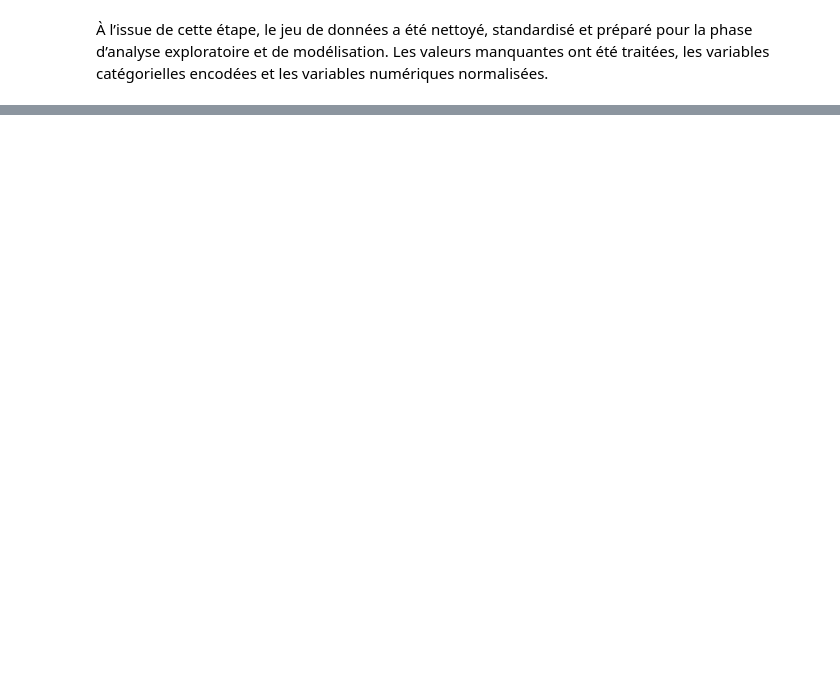
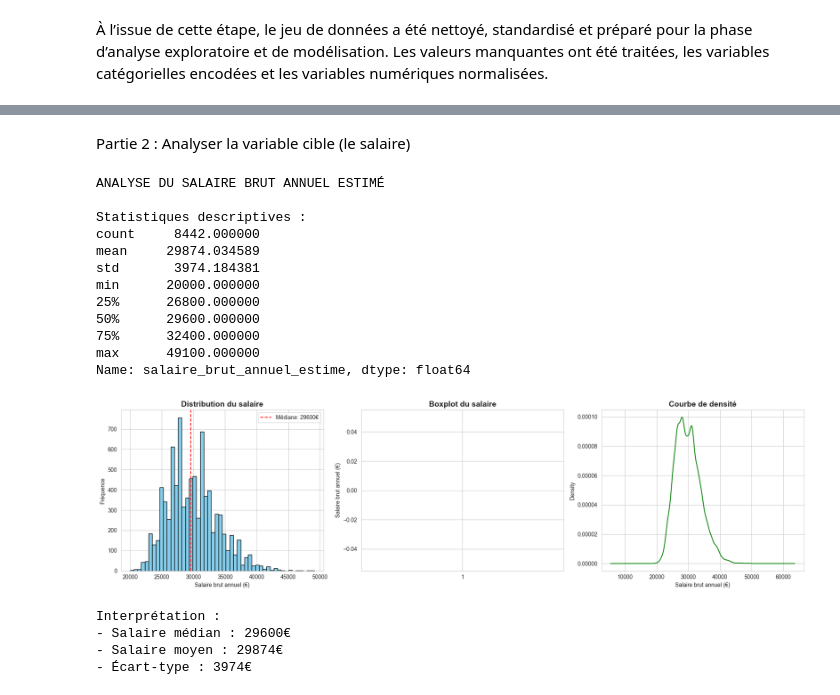
Before and after one commit to Sihtta/AAS, a Jupyter notebook: notebooks/01_analyse_master.ipynb, the cells around one changed output, grey strips where cells are left out. Saved outputs shown, nothing was run; the diff lists cells and outputs as text; code cells hidden in the pictures; blank space fills up the shorter version.

```diff
--- a/notebooks/01_analyse_master.ipynb
+++ b/notebooks/01_analyse_master.ipynb
@@ -192,0 +238,57 @@ femmes                                        -6.395221e-17  1.000059
+# %% [markdown]
+Partie 2 : Analyser la variable cible (le salaire)
+# %%
+print("ANALYSE DU SALAIRE BRUT ANNUEL ESTIMÉ")
+
+# Statistiques de base
+print("\nStatistiques descriptives :")
+print(df['salaire_brut_annuel_estime'].describe())
+
+# Visualisations
+fig, axes = plt.subplots(1, 3, figsize=(18, 5))
+
+# Histogramme
+axes[0].hist(df['salaire_brut_annuel_estime'], bins=50, color='skyblue', edgecolor='black')
+axes[0].set_title('Distribution du salaire', fontsize=14, fontweight='bold')
+axes[0].set_xlabel('Salaire brut annuel (€)')
+axes[0].set_ylabel('Fréquence')
+axes[0].axvline(df['salaire_brut_annuel_estime'].median(), color='red',
+                linestyle='--', label=f"Médiane: {df['salaire_brut_annuel_estime'].median():.0f}€")
+axes[0].legend()
+
+# Boxplot
+axes[1].boxplot(df['salaire_brut_annuel_estime'])
+axes[1].set_title('Boxplot du salaire', fontsize=14, fontweight='bold')
+axes[1].set_ylabel('Salaire brut annuel (€)')
+
+# Densité
+df['salaire_brut_annuel_estime'].plot(kind='density', ax=axes[2], color='green')
+axes[2].set_title('Courbe de densité', fontsize=14, fontweight='bold')
+axes[2].set_xlabel('Salaire brut annuel (€)')
+
+plt.tight_layout()
+plt.show()
+
+# Interprétation
+print("\nInterprétation :")
+print(f"- Salaire médian : {df['salaire_brut_annuel_estime'].median():.0f}€")
+print(f"- Salaire moyen : {df['salaire_brut_annuel_estime'].mean():.0f}€")
+print(f"- Écart-type : {df['salaire_brut_annuel_estime'].std():.0f}€")
+# %% [output]
+ANALYSE DU SALAIRE BRUT ANNUEL ESTIMÉ
+
+Statistiques descriptives :
+count     8442.000000
+mean     29874.034589
+std       3974.184381
+min      20000.000000
+25%      26800.000000
+50%      29600.000000
+75%      32400.000000
+max      49100.000000
+Name: salaire_brut_annuel_estime, dtype: float64
+[figure, added]
+Interprétation :
+- Salaire médian : 29600€
+- Salaire moyen : 29874€
+- Écart-type : 3974€
```
Also changed, not shown: parts of 15 cells of this notebook.
